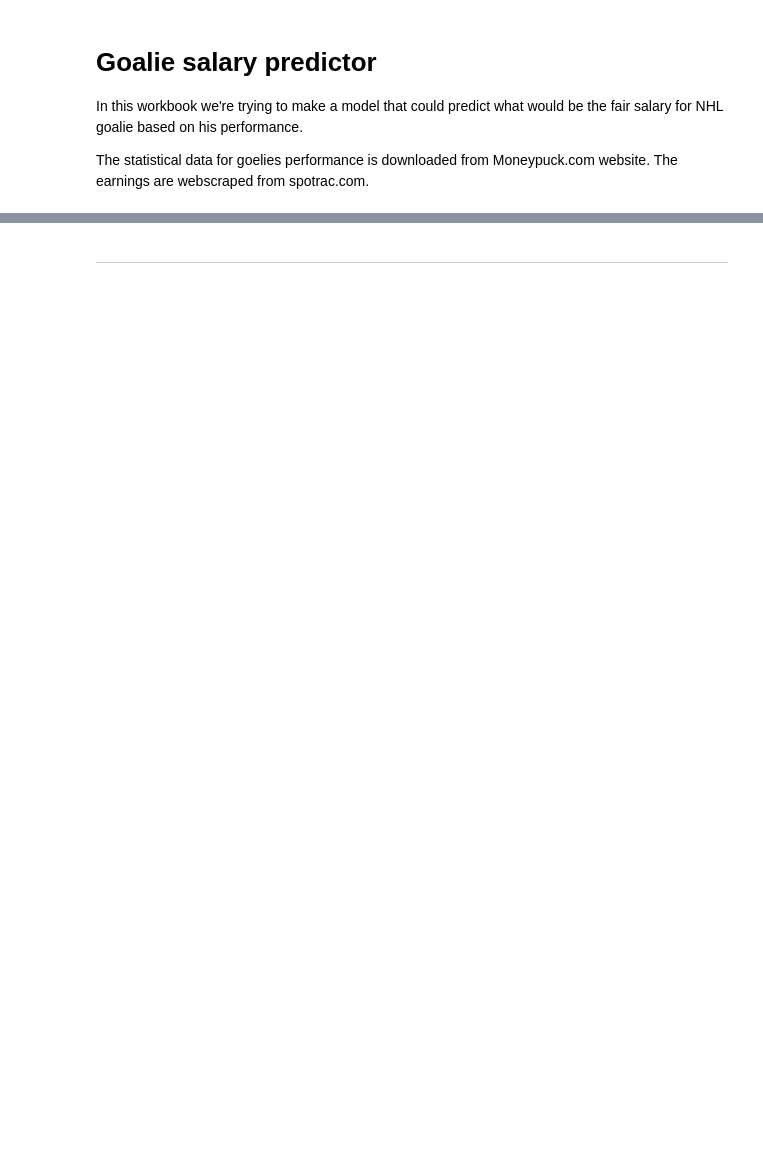
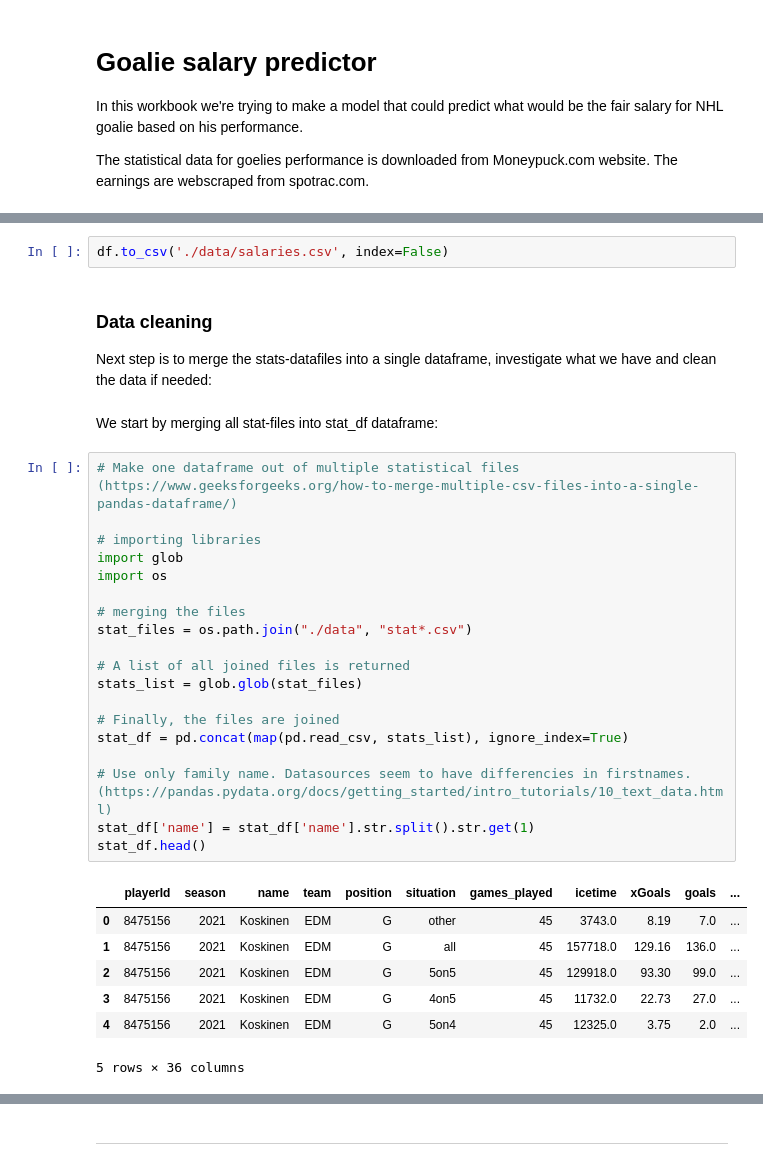
Before and after one commit to holezekki99/JODA2022, a Jupyter notebook: Goalie_salary_prediction.ipynb, the cells around one changed output, grey strips where cells are left out. Cells and saved outputs as stored; diff of their text form; blank space fills up the shorter version.

```diff
--- a/Goalie_salary_prediction.ipynb
+++ b/Goalie_salary_prediction.ipynb
@@ -73,0 +63,34 @@ for i in years:
+# %%
+df.to_csv('./data/salaries.csv', index=False)
+# %% [markdown]
+### Data cleaning
+Next step is to merge the stats-datafiles into a single dataframe, investigate what we have and clean the data if needed:
+# %% [markdown]
+We start by merging all stat-files into stat_df dataframe:
+# %%
+# Make one dataframe out of multiple statistical files (https://www.geeksforgeeks.org/how-to-merge-multiple-csv-files-into-a-single-pandas-dataframe/)
+
+# importing libraries
+import glob
+import os
+
+# merging the files
+stat_files = os.path.join("./data", "stat*.csv")
+
+# A list of all joined files is returned
+stats_list = glob.glob(stat_files)
+
+# Finally, the files are joined
+stat_df = pd.concat(map(pd.read_csv, stats_list), ignore_index=True)
+
+# Use only family name. Datasources seem to have differencies in firstnames. (https://pandas.pydata.org/docs/getting_started/intro_tutorials/10_text_data.html)
+stat_df['name'] = stat_df['name'].str.split().str.get(1)
+stat_df.head()
+# %% [output]
+|  | playerId | season | name | team | position | situation | games_played | icetime | xGoals | goals | ... |
+| 0 | 8475156 | 2021 | Koskinen | EDM | G | other | 45 | 3743.0 | 8.19 | 7.0 | ... |
+| 1 | 8475156 | 2021 | Koskinen | EDM | G | all | 45 | 157718.0 | 129.16 | 136.0 | ... |
+| 2 | 8475156 | 2021 | Koskinen | EDM | G | 5on5 | 45 | 129918.0 | 93.30 | 99.0 | ... |
+| 3 | 8475156 | 2021 | Koskinen | EDM | G | 4on5 | 45 | 11732.0 | 22.73 | 27.0 | ... |
+| 4 | 8475156 | 2021 | Koskinen | EDM | G | 5on4 | 45 | 12325.0 | 3.75 | 2.0 | ... |
+5 rows × 36 columns
```
Also changed, not shown: parts of 39 cells of this notebook.
